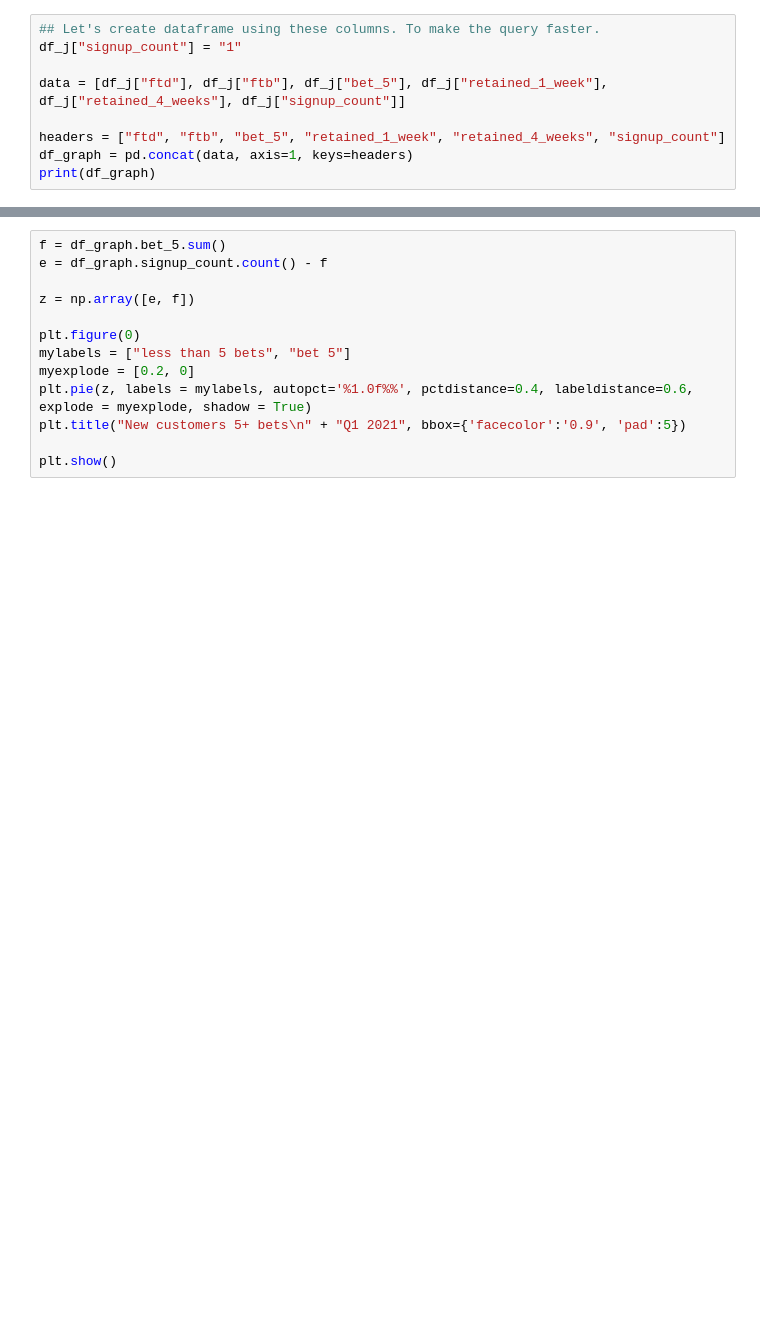
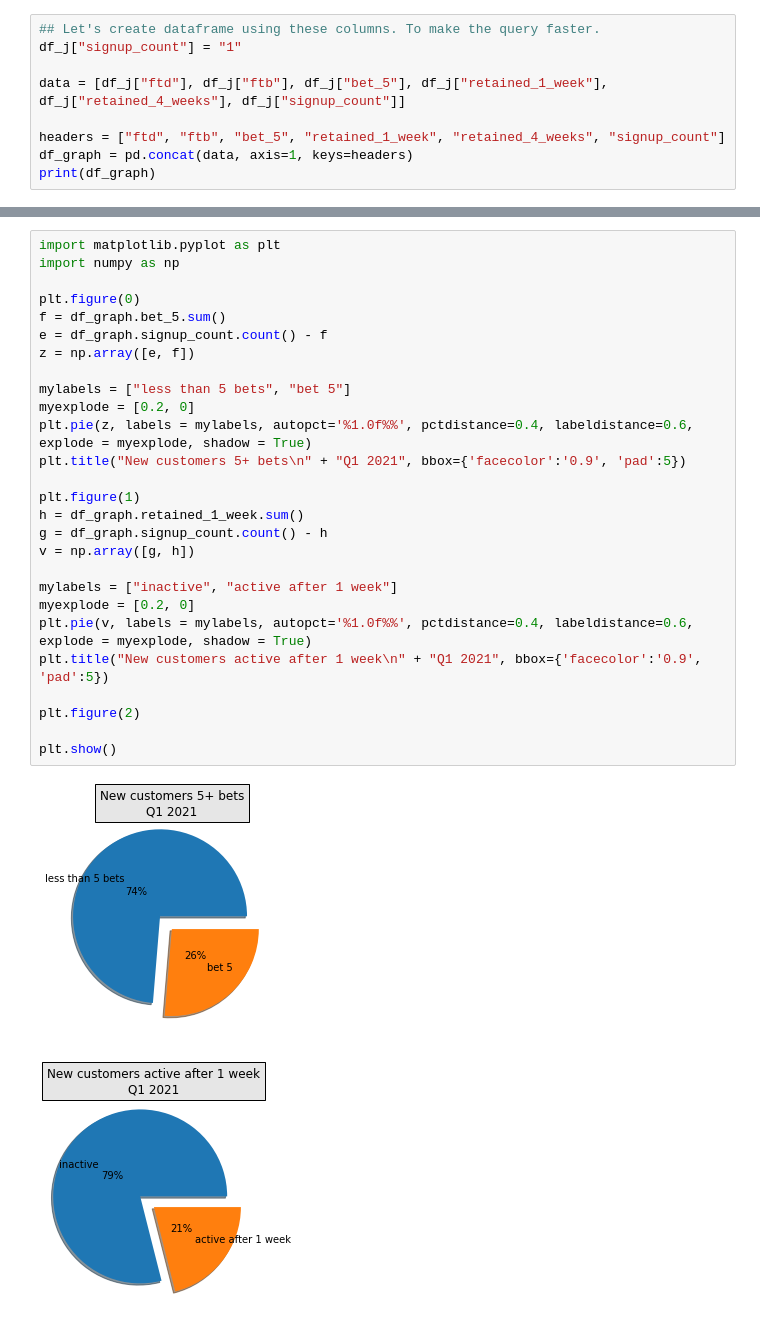
Before and after one commit to MRI-2021/Computer-science-fundamentals, a Jupyter notebook: Analysis member_activity_and_ demographics.ipynb, the cells around one changed output, grey strips where cells are left out. Drawn from its saved outputs; the diff is of its cells as text; blank space fills up the shorter version.

```diff
--- a/Analysis member_activity_and_ demographics.ipynb
+++ b/Analysis member_activity_and_ demographics.ipynb
@@ -364,13 +315,30 @@ plt.show()
 # %%
+import matplotlib.pyplot as plt
+import numpy as np
+
+plt.figure(0)
 f = df_graph.bet_5.sum()
 e = df_graph.signup_count.count() - f
-
 z = np.array([e, f])
 
-plt.figure(0)
 mylabels = ["less than 5 bets", "bet 5"]
 myexplode = [0.2, 0]
 plt.pie(z, labels = mylabels, autopct='%1.0f%%', pctdistance=0.4, labeldistance=0.6, explode = myexplode, shadow = True)
 plt.title("New customers 5+ bets\n" + "Q1 2021", bbox={'facecolor':'0.9', 'pad':5})
 
+plt.figure(1)
+h = df_graph.retained_1_week.sum()
+g = df_graph.signup_count.count() - h
+v = np.array([g, h])
+
+mylabels = ["inactive", "active after 1 week"]
+myexplode = [0.2, 0]
+plt.pie(v, labels = mylabels, autopct='%1.0f%%', pctdistance=0.4, labeldistance=0.6, explode = myexplode, shadow = True)
+plt.title("New customers active after 1 week\n" + "Q1 2021", bbox={'facecolor':'0.9', 'pad':5})
+
+plt.figure(2)
+
 plt.show()
+# %% [output]
+[figure, added]
+[figure, added]
```
Also changed, not shown: parts of 10 cells of this notebook.
